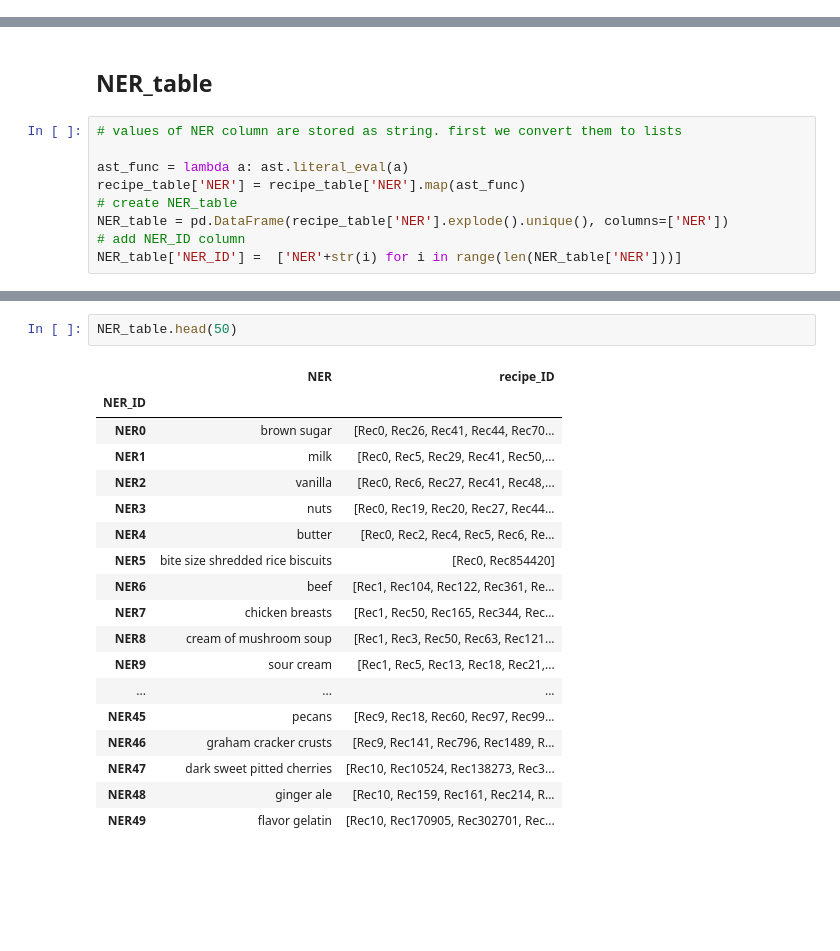
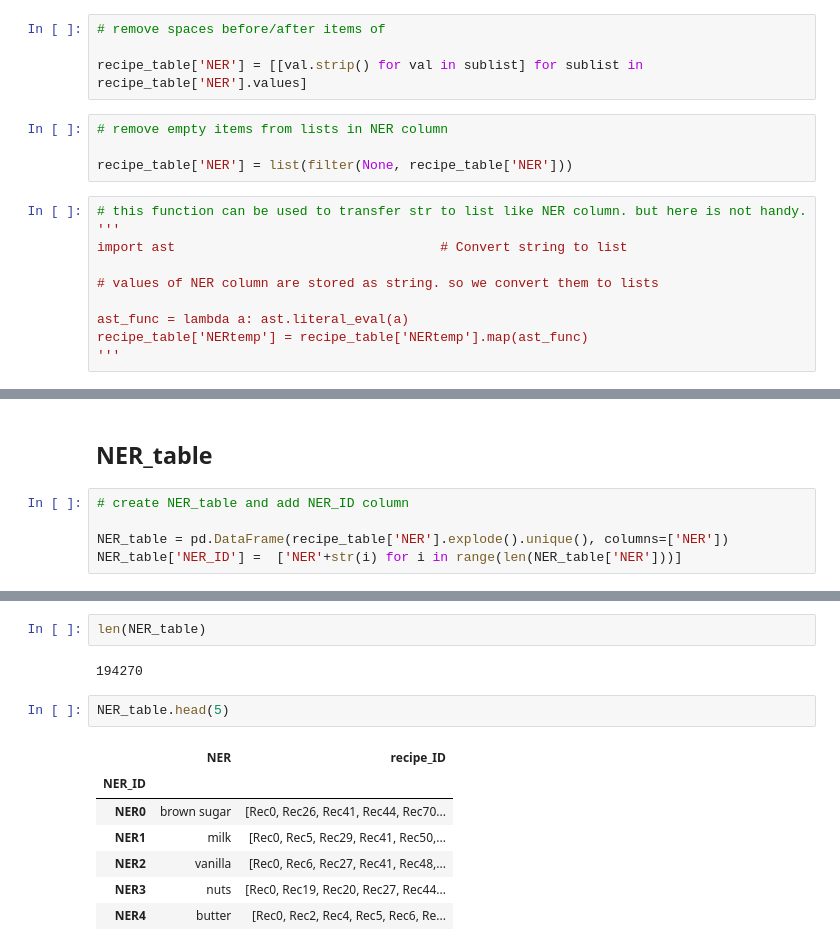
Before and after one commit to BehzadBarati/Ingredient-Maps, a Jupyter notebook: Food_Recipes_RecipeNLG.ipynb, the cells around one changed output, grey strips where cells are left out. Drawn from its saved outputs; the diff is of its cells as text; blank space fills up the shorter version.

```diff
--- a/Food_Recipes_RecipeNLG.ipynb
+++ b/Food_Recipes_RecipeNLG.ipynb
@@ -139,0 +173,18 @@ recipe_table['recipe_ID'] = "Rec" + recipe_table['recipe_ID'].astype(str)
+# %%
+# remove spaces before/after items of
+
+recipe_table['NER'] = [[val.strip() for val in sublist] for sublist in recipe_table['NER'].values]
+# %%
+# remove empty items from lists in NER column
+
+recipe_table['NER'] = list(filter(None, recipe_table['NER']))
+# %%
+# this function can be used to transfer str to list like NER column. but here is not handy.
+'''
+import ast                                  # Convert string to list
+
+# values of NER column are stored as string. so we convert them to lists
+
+ast_func = lambda a: ast.literal_eval(a)
+recipe_table['NERtemp'] = recipe_table['NERtemp'].map(ast_func)
+'''
@@ -140,12 +200,8 @@ recipe_table['recipe_ID'] = "Rec" + recipe_table['recipe_ID'].astype(str)
 # %% [markdown]
 ## NER_table
 # %%
-# values of NER column are stored as string. first we convert them to lists
+# create NER_table and add NER_ID column
 
-ast_func = lambda a: ast.literal_eval(a)
-recipe_table['NER'] = recipe_table['NER'].map(ast_func)
-# create NER_table
 NER_table = pd.DataFrame(recipe_table['NER'].explode().unique(), columns=['NER'])
-# add NER_ID column
 NER_table['NER_ID'] =  ['NER'+str(i) for i in range(len(NER_table['NER']))]
 # %%
@@ -189,21 +237,14 @@ recipe_table.head()
+# %%
+len(NER_table)
+# %% [output]
+194270
 # %%
-NER_table.head(50)
+NER_table.head(5)
 # %% [output]
 |  | NER | recipe_ID |
 | NER_ID |  |  |
 | NER0 | brown sugar | [Rec0, Rec26, Rec41, Rec44, Rec70... |
 | NER1 | milk | [Rec0, Rec5, Rec29, Rec41, Rec50,... |
 | NER2 | vanilla | [Rec0, Rec6, Rec27, Rec41, Rec48,... |
 | NER3 | nuts | [Rec0, Rec19, Rec20, Rec27, Rec44... |
 | NER4 | butter | [Rec0, Rec2, Rec4, Rec5, Rec6, Re... |
-| NER5 | bite size shredded rice biscuits | [Rec0, Rec854420] |
-| NER6 | beef | [Rec1, Rec104, Rec122, Rec361, Re... |
-| NER7 | chicken breasts | [Rec1, Rec50, Rec165, Rec344, Rec... |
-| NER8 | cream of mushroom soup | [Rec1, Rec3, Rec50, Rec63, Rec121... |
-| NER9 | sour cream | [Rec1, Rec5, Rec13, Rec18, Rec21,... |
-| ... | ... | ... |
-| NER45 | pecans | [Rec9, Rec18, Rec60, Rec97, Rec99... |
-| NER46 | graham cracker crusts | [Rec9, Rec141, Rec796, Rec1489, R... |
-| NER47 | dark sweet pitted cherries | [Rec10, Rec10524, Rec138273, Rec3... |
-| NER48 | ginger ale | [Rec10, Rec159, Rec161, Rec214, R... |
-| NER49 | flavor gelatin | [Rec10, Rec170905, Rec302701, Rec... |
```
Also changed, not shown: parts of 24 cells of this notebook.
